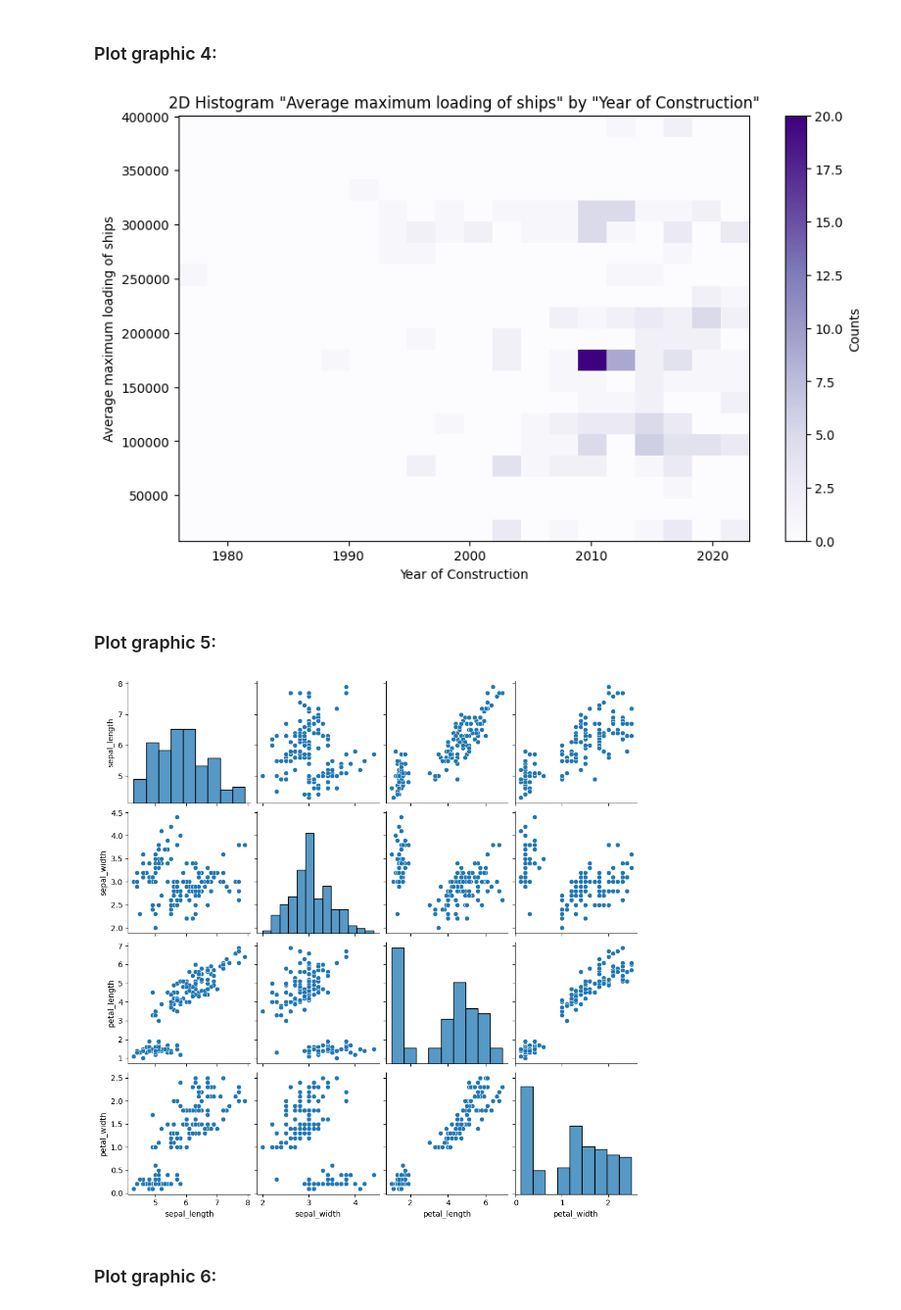
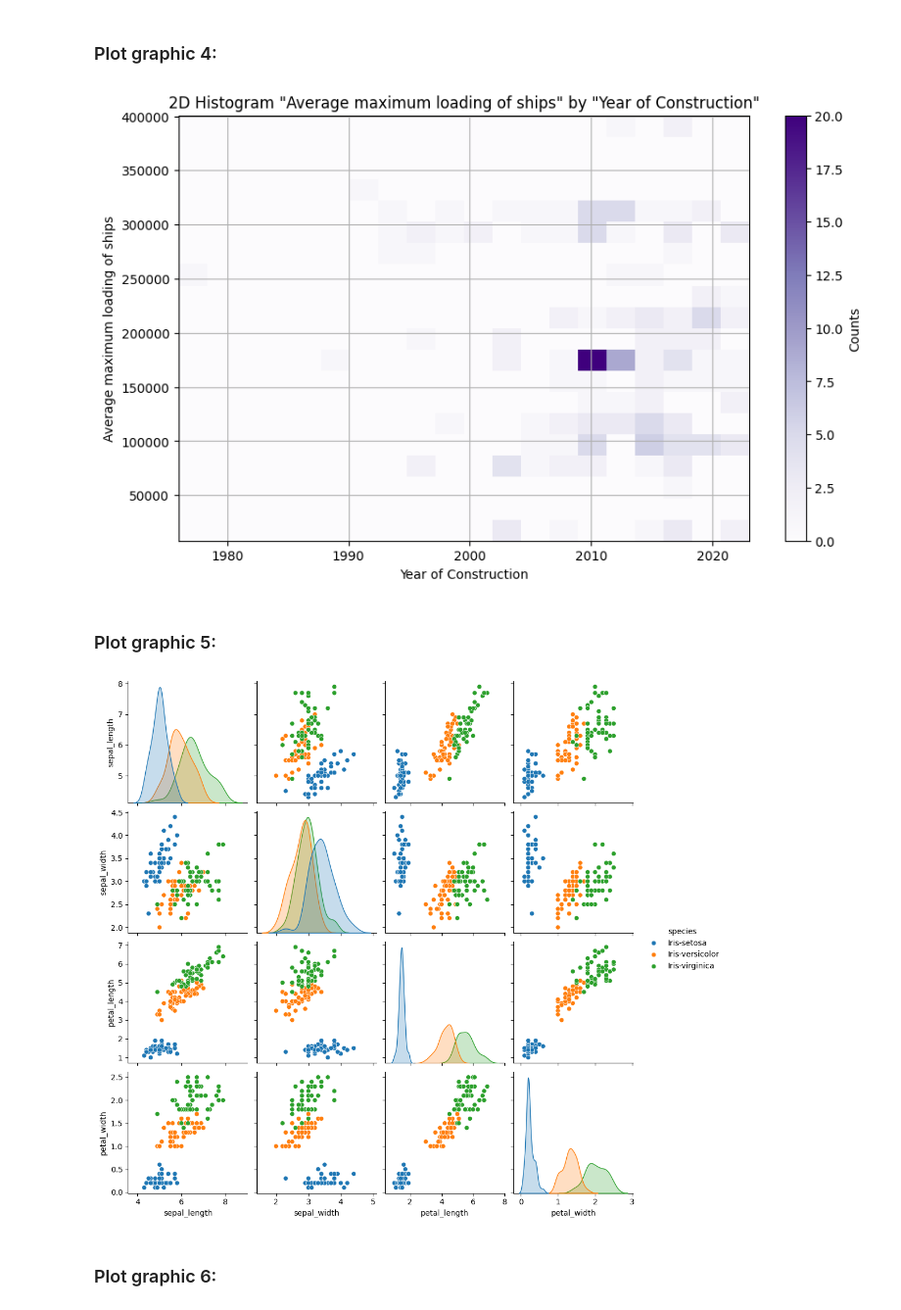
Before and after one commit to KovalevaaDaria/Yapp_on_Python_2_course, a Jupyter notebook: main_file.ipynb, the cells around one changed output. Shown at 98% size. Saved outputs shown, nothing was run; the diff lists cells and outputs as text; code cells hidden in the pictures.

```diff
--- a/main_file.ipynb
+++ b/main_file.ipynb
@@ -9,10 +9,26 @@ import warnings
 warnings.filterwarnings('ignore')
 # %% [markdown]
 ### Read file:
+# %%
+FILE_NAME_1 = '/Users/daria/Documents/Бауманка предметы/2 курс/3 семестр/ЯПП/Python/lab_2_py/Cleaned_ships_data.csv'
+FILE_NAME_2 = '/Users/daria/Downloads/IRIS.csv'
+FILE_NAME_3 = '/Users/daria/Downloads/StudentsPerformance.csv'
 # %%
-ships_data = pd.read_csv('/Users/daria/Documents/Бауманка предметы/2 курс/3 семестр/ЯПП/Python/lab_2_py/Cleaned_ships_data.csv')
-iris_data = pd.read_csv('/Users/daria/Downloads/IRIS.csv')
-students_perfomance_data = pd.read_csv('/Users/daria/Downloads/StudentsPerformance.csv')
+ships_data = pd.read_csv(FILE_NAME_1)
+iris_data = pd.read_csv(FILE_NAME_2)
+students_perfomance_data = pd.read_csv(FILE_NAME_3)
+# %%
+def check_file(file_path):
+    if not file_path.endswith('.csv'):
+        print('\nThe file has a different extension (not ".csv")!')
+        return False
+    elif os.path.getsize(file_path) == 0:
+        print('\nThere is no data in the file; it is empty!')
+        return False
+    elif not os.path.exists(file_path):
+        print('\nThe file does not exist!')
+        return False
+    return True
 # %% [markdown]
 ## Task 1:
 # %% [markdown]
@@ -66,22 +90,29 @@ plt.show()
 # %% [markdown]
 ### Plot graphic 4:
 # %%
-plt.figure(figsize=(10, 6))
-plt.hist2d(ships_data['built_year'], ships_data['dwt'], bins=(20, 20), cmap="Purples")
-plt.title('2D Histogram "Average maximum loading of ships" by "Year of Construction"')
-plt.xlabel('Year of Construction')
-plt.ylabel('Average maximum loading of ships')
-plt.colorbar(label='Counts')
-plt.show()
+if not(check_file(FILE_NAME_1)):
+    print('Error with file!')
+else:
+    plt.figure(figsize=(10, 6))
+    plt.hist2d(ships_data['built_year'], ships_data['dwt'], bins=(20, 20), cmap="Purples")
+    plt.title('2D Histogram "Average maximum loading of ships" by "Year of Construction"')
+    plt.xlabel('Year of Construction')
+    plt.ylabel('Average maximum loading of ships')
+    plt.colorbar(label='Counts')
+    plt.grid(True)
+    plt.show()
 # %% [output]
-[figure, old version]
+[figure, new version]
 # %% [markdown]
 ### Plot graphic 5:
 # %%
-sb.pairplot(iris_data)
-plt.show()
+if not(check_file(FILE_NAME_2)):
+    print('Error with file!')
+else:
+    sb.pairplot(data=iris_data, hue='species')
+    plt.show()
 # %% [output]
-[figure, old version]
+[figure, new version]
 # %% [markdown]
 ### Plot graphic 6:
 # %%
```
Also changed, not shown: parts of 11 cells of this notebook.
